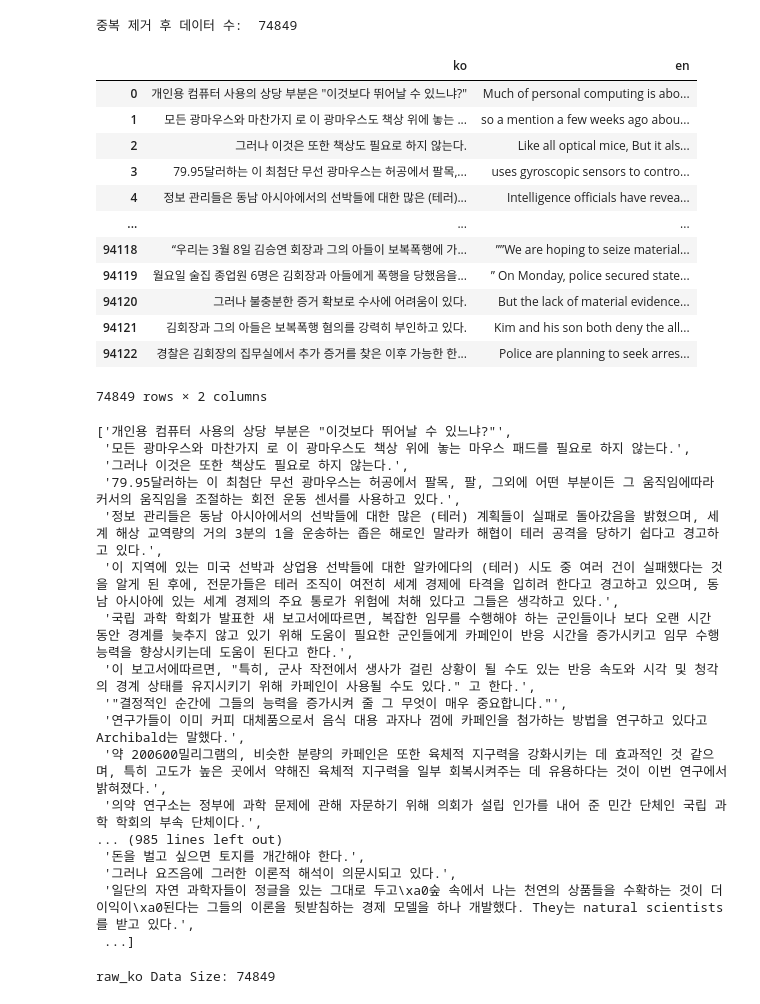
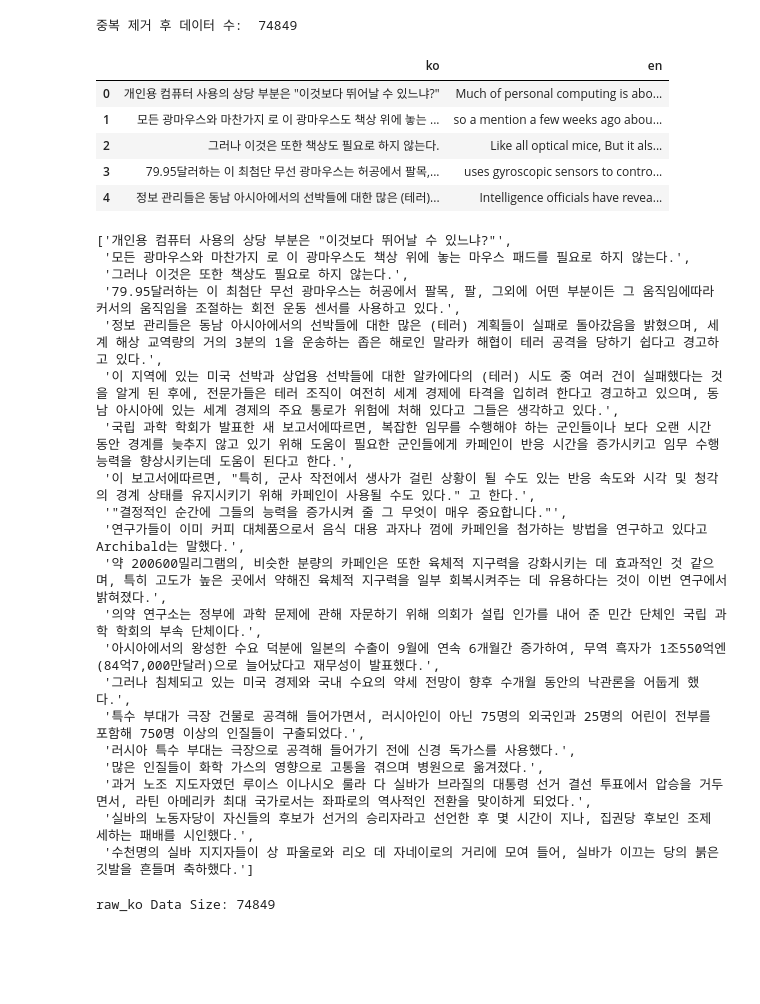
Before and after one commit to inistory/AIFFEL, a Jupyter notebook: Going_Deeper/GD08/GD08.ipynb, the cells around one changed output. Saved outputs shown, nothing was run; the diff lists cells and outputs as text; code cells hidden in the pictures; blank space fills up the shorter version.

```diff
--- a/Going_Deeper/GD08/GD08.ipynb
+++ b/Going_Deeper/GD08/GD08.ipynb
@@ -127,26 +103,19 @@ print('중복 제거 후 데이터 수: ',len(df))
 # %% [output]
 중복 제거 후 데이터 수:  74849
 # %%
-df
+df.head()
 # %% [output]
 |  | ko | en |
 | 0 | 개인용 컴퓨터 사용의 상당 부분은 "이것보다 뛰어날 수 있느냐?" | Much of personal computing is abo... |
 | 1 | 모든 광마우스와 마찬가지 로 이 광마우스도 책상 위에 놓는 ... | so a mention a few weeks ago abou... |
 | 2 | 그러나 이것은 또한 책상도 필요로 하지 않는다. | Like all optical mice, But it als... |
 | 3 | 79.95달러하는 이 최첨단 무선 광마우스는 허공에서 팔목,... | uses gyroscopic sensors to contro... |
 | 4 | 정보 관리들은 동남 아시아에서의 선박들에 대한 많은 (테러)... | Intelligence officials have revea... |
-| ... | ... | ... |
-| 94118 | “우리는 3월 8일 김승연 회장과 그의 아들이 보복폭행에 가... | ””We are hoping to seize material... |
-| 94119 | 월요일 술집 종업원 6명은 김회장과 아들에게 폭행을 당했음을... | ” On Monday, police secured state... |
-| 94120 | 그러나 불충분한 증거 확보로 수사에 어려움이 있다. | But the lack of material evidence... |
-| 94121 | 김회장과 그의 아들은 보복폭행 혐의를 강력히 부인하고 있다. | Kim and his son both deny the all... |
-| 94122 | 경찰은 김회장의 집무실에서 추가 증거를 찾은 이후 가능한 한... | Police are planning to seek arres... |
-74849 rows × 2 columns
 # %%
 raw_ko = df["ko"].to_list()
 raw_en = df["en"].to_list()
 # %%
-raw_ko
+raw_ko[:20]
 # %% [output]
 ['개인용 컴퓨터 사용의 상당 부분은 "이것보다 뛰어날 수 있느냐?"',
  '모든 광마우스와 마찬가지 로 이 광마우스도 책상 위에 놓는 마우스 패드를 필요로 하지 않는다.',
@@ -160,11 +129,14 @@ raw_ko
  '연구가들이 이미 커피 대체품으로서 음식 대용 과자나 껌에 카페인을 첨가하는 방법을 연구하고 있다고 Archibald는 말했다.',
  '약 200600밀리그램의, 비슷한 분량의 카페인은 또한 육체적 지구력을 강화시키는 데 효과적인 것 같으며, 특히 고도가 높은 곳에서 약해진 육체적 지구력을 일부 회복시켜주는 데 유용하다는 것이 이번 연구에서 밝혀졌다.',
  '의약 연구소는 정부에 과학 문제에 관해 자문하기 위해 의회가 설립 인가를 내어 준 민간 단체인 국립 과학 학회의 부속 단체이다.',
-... (985 lines left out)
- '돈을 벌고 싶으면 토지를 개간해야 한다.',
- '그러나 요즈음에 그러한 이론적 해석이 의문시되고 있다.',
- '일단의 자연 과학자들이 정글을 있는 그대로 두고\xa0숲 속에서 나는 천연의 상품들을 수확하는 것이 더 이익이\xa0된다는 그들의 이론을 뒷받침하는 경제 모델을 하나 개발했다. They는 natural scientists를 받고 있다.',
- ...]
+ '아시아에서의 왕성한 수요 덕분에 일본의 수출이 9월에 연속 6개월간 증가하여, 무역 흑자가 1조550억엔(84억7,000만달러)으로 늘어났다고 재무성이 발표했다.',
+ '그러나 침체되고 있는 미국 경제와 국내 수요의 약세 전망이 향후 수개월 동안의 낙관론을 어둡게 했다.',
+ '특수 부대가 극장 건물로 공격해 들어가면서, 러시아인이 아닌 75명의 외국인과 25명의 어린이 전부를 포함해 750명 이상의 인질들이 구출되었다.',
+ '러시아 특수 부대는 극장으로 공격해 들어가기 전에 신경 독가스를 사용했다.',
+ '많은 인질들이 화학 가스의 영향으로 고통을 겪으며 병원으로 옮겨졌다.',
+ '과거 노조 지도자였던 루이스 이나시오 룰라 다 실바가 브라질의 대통령 선거 결선 투표에서 압승을 거두면서, 라틴 아메리카 최대 국가로서는 좌파로의 역사적인 전환을 맞이하게 되었다.',
+ '실바의 노동자당이 자신들의 후보가 선거의 승리자라고 선언한 후 몇 시간이 지나, 집권당 후보인 조제 세하는 패배를 시인했다.',
+ '수천명의 실바 지지자들이 상 파울로와 리오 데 자네이로의 거리에 모여 들어, 실바가 이끄는 당의 붉은 깃발을 흔들며 축하했다.']
 # %%
 print("raw_ko Data Size:", len(raw_ko))
 # %% [output]
```
Also changed, not shown: parts of 22 cells of this notebook.
